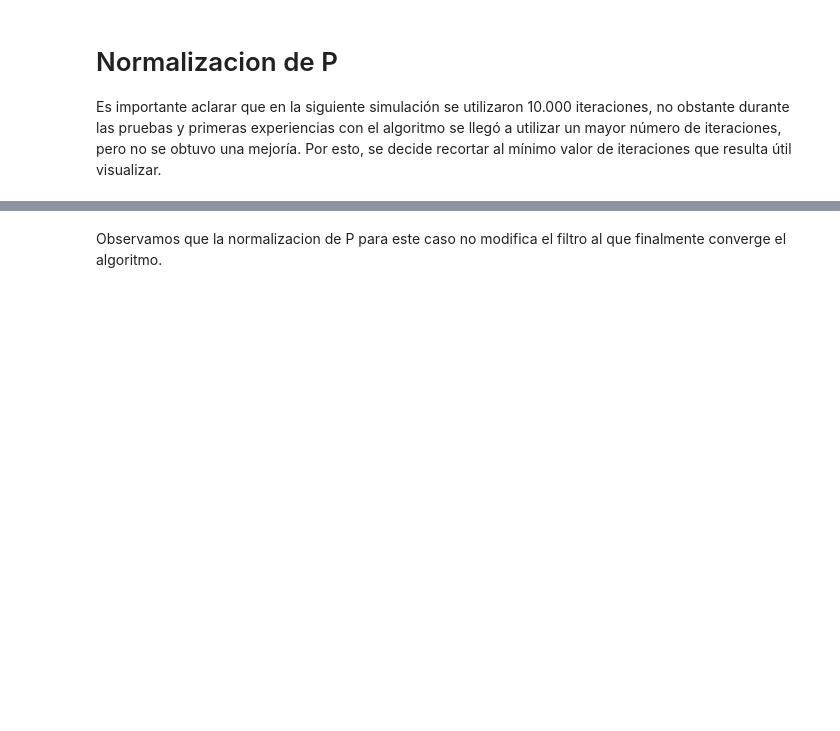
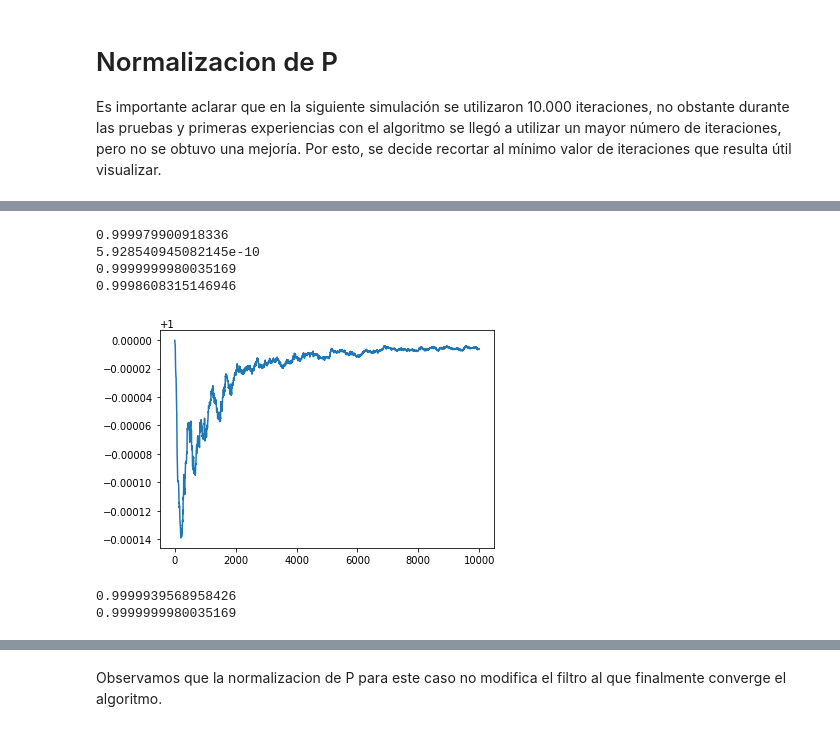
Before and after one commit to asp-image-dsp/asp-project-02, a Jupyter notebook: development/rls_complete.ipynb, the cells around one changed output, grey strips where cells are left out. Cells and saved outputs as stored; diff of their text form; code cells hidden in the pictures; blank space fills up the shorter version.

```diff
--- a/development/rls_complete.ipynb
+++ b/development/rls_complete.ipynb
@@ -80,3 +92,23 @@ plot_helpers.plot_anc_results([headphone.d, e_norm, e_no_norm], w_norm, weight_p
+# %%
+print(lambda_n[2:].mean())
+print(lambda_n[2:].var())
+print(lambda_n[2:].max())
+print(lambda_n[2:].min())
+# plt.ylim(.9, 150)
+plt.plot(lambda_n[2:])
+plt.show()
+# %% [output]
+0.999979900918336
+5.928540945082145e-10
+0.9999999980035169
+0.9998608315146946
+[figure, added]
+# %%
+print(lambda_n[-1])
+print(lambda_n[2])
+# %% [output]
+0.9999939568958426
+0.9999999980035169
 # %%
 plot_helpers.plot_error_evolution(x, [e_no_norm, e_norm], 1024*4, 0, 48e3, labels=["Error con FX-RLS Convencional", "Error con FX-RLS Normalizado"])
 # %% [output]
```
Also changed, not shown: parts of 8 cells of this notebook, 4 other files.
